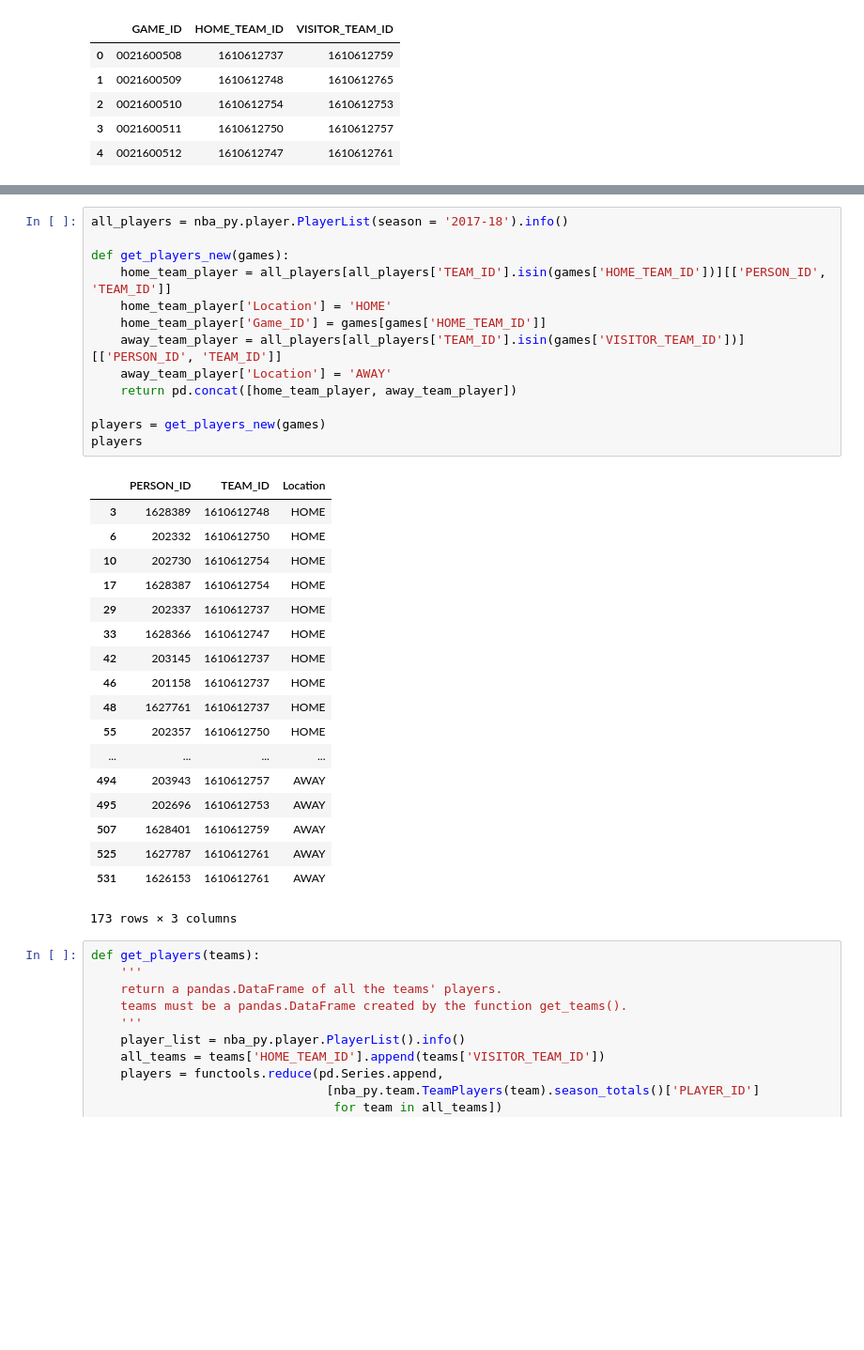
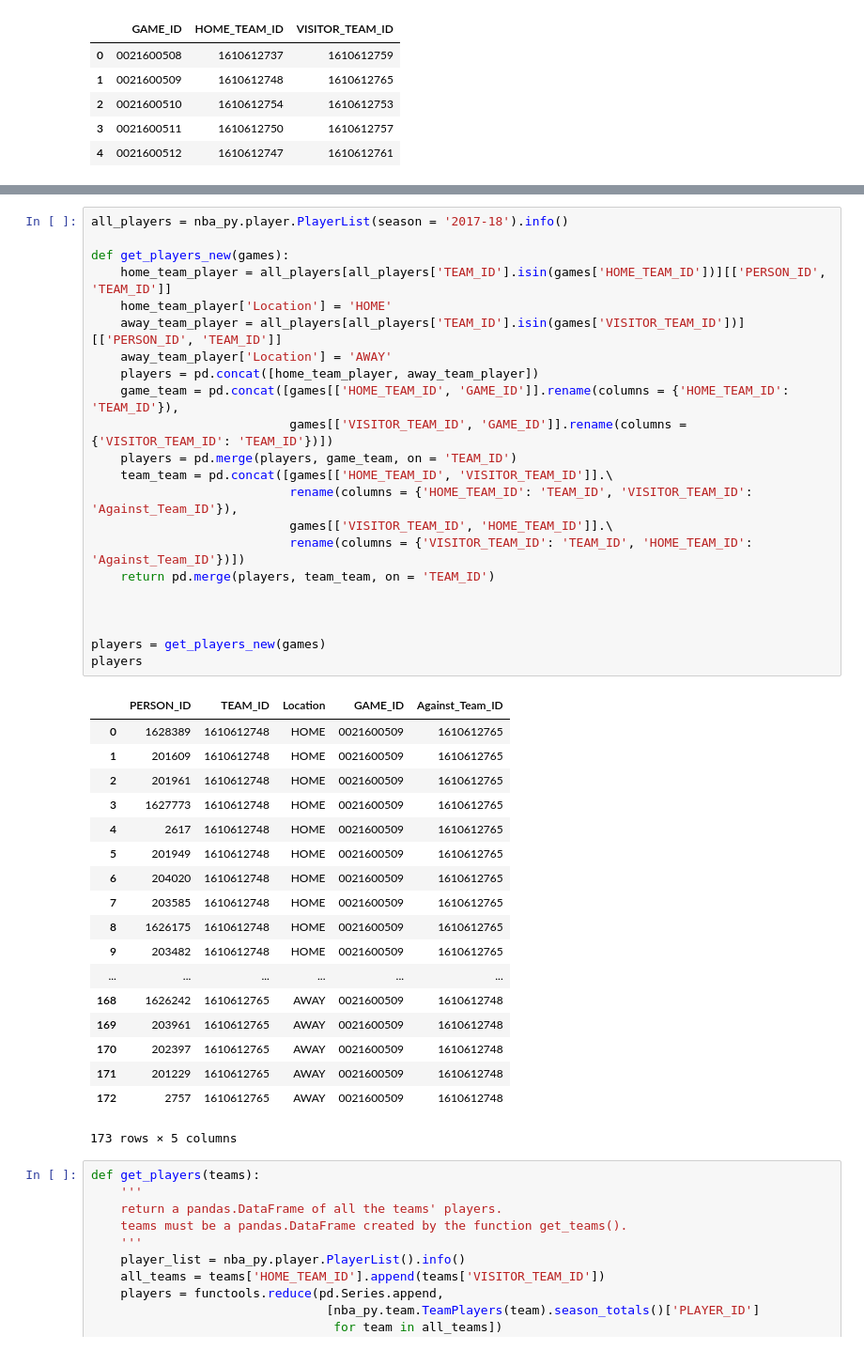
Before and after one commit to wonderui/Hoop_Fantasy, a Jupyter notebook: functions_test.ipynb, the cells around one changed output, grey strips where cells are left out. Shown at 94% size. Cells and saved outputs as stored; diff of their text form; blank space fills up the shorter version.

```diff
--- a/functions_test.ipynb
+++ b/functions_test.ipynb
@@ -57,35 +50,44 @@ teams
 # %%
 all_players = nba_py.player.PlayerList(season = '2017-18').info()
 
 def get_players_new(games):
     home_team_player = all_players[all_players['TEAM_ID'].isin(games['HOME_TEAM_ID'])][['PERSON_ID', 'TEAM_ID']]
     home_team_player['Location'] = 'HOME'
-    home_team_player['Game_ID'] = games[games['HOME_TEAM_ID']]
     away_team_player = all_players[all_players['TEAM_ID'].isin(games['VISITOR_TEAM_ID'])][['PERSON_ID', 'TEAM_ID']]
     away_team_player['Location'] = 'AWAY'
-    return pd.concat([home_team_player, away_team_player])
+    players = pd.concat([home_team_player, away_team_player])
+    game_team = pd.concat([games[['HOME_TEAM_ID', 'GAME_ID']].rename(columns = {'HOME_TEAM_ID': 'TEAM_ID'}),
+                           games[['VISITOR_TEAM_ID', 'GAME_ID']].rename(columns = {'VISITOR_TEAM_ID': 'TEAM_ID'})])
+    players = pd.merge(players, game_team, on = 'TEAM_ID')
+    team_team = pd.concat([games[['HOME_TEAM_ID', 'VISITOR_TEAM_ID']].\
+                           rename(columns = {'HOME_TEAM_ID': 'TEAM_ID', 'VISITOR_TEAM_ID': 'Against_Team_ID'}),
+                           games[['VISITOR_TEAM_ID', 'HOME_TEAM_ID']].\
+                           rename(columns = {'VISITOR_TEAM_ID': 'TEAM_ID', 'HOME_TEAM_ID': 'Against_Team_ID'})])
+    return pd.merge(players, team_team, on = 'TEAM_ID')
+
+
 
 players = get_players_new(games)
 players
 # %% [output]
-|  | PERSON_ID | TEAM_ID | Location |
-| 3 | 1628389 | 1610612748 | HOME |
-| 6 | 202332 | 1610612750 | HOME |
-| 10 | 202730 | 1610612754 | HOME |
-| 17 | 1628387 | 1610612754 | HOME |
-| 29 | 202337 | 1610612737 | HOME |
-| 33 | 1628366 | 1610612747 | HOME |
-| 42 | 203145 | 1610612737 | HOME |
-| 46 | 201158 | 1610612737 | HOME |
-| 48 | 1627761 | 1610612737 | HOME |
-| 55 | 202357 | 1610612750 | HOME |
-| ... | ... | ... | ... |
-| 494 | 203943 | 1610612757 | AWAY |
-| 495 | 202696 | 1610612753 | AWAY |
-| 507 | 1628401 | 1610612759 | AWAY |
-| 525 | 1627787 | 1610612761 | AWAY |
-| 531 | 1626153 | 1610612761 | AWAY |
+|  | PERSON_ID | TEAM_ID | Location | GAME_ID | Against_Team_ID |
+| 0 | 1628389 | 1610612748 | HOME | 0021600509 | 1610612765 |
+| 1 | 201609 | 1610612748 | HOME | 0021600509 | 1610612765 |
+| 2 | 201961 | 1610612748 | HOME | 0021600509 | 1610612765 |
+| 3 | 1627773 | 1610612748 | HOME | 0021600509 | 1610612765 |
+| 4 | 2617 | 1610612748 | HOME | 0021600509 | 1610612765 |
+| 5 | 201949 | 1610612748 | HOME | 0021600509 | 1610612765 |
+| 6 | 204020 | 1610612748 | HOME | 0021600509 | 1610612765 |
+| 7 | 203585 | 1610612748 | HOME | 0021600509 | 1610612765 |
+| 8 | 1626175 | 1610612748 | HOME | 0021600509 | 1610612765 |
+| 9 | 203482 | 1610612748 | HOME | 0021600509 | 1610612765 |
+| ... | ... | ... | ... | ... | ... |
+| 168 | 1626242 | 1610612765 | AWAY | 0021600509 | 1610612748 |
+| 169 | 203961 | 1610612765 | AWAY | 0021600509 | 1610612748 |
+| 170 | 202397 | 1610612765 | AWAY | 0021600509 | 1610612748 |
+| 171 | 201229 | 1610612765 | AWAY | 0021600509 | 1610612748 |
+| 172 | 2757 | 1610612765 | AWAY | 0021600509 | 1610612748 |
-173 rows × 3 columns
+173 rows × 5 columns
 # %%
 def get_players(teams):
     '''
```
Also changed, not shown: parts of 4 cells of this notebook, 1 other file.
